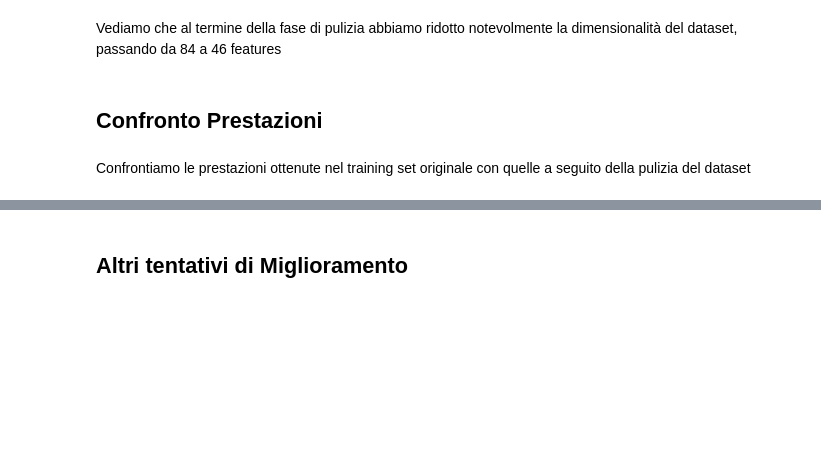
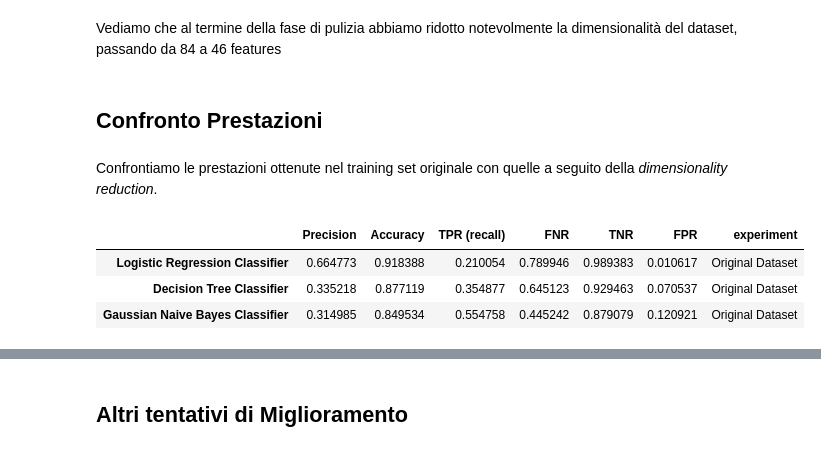
Before and after one commit to danilo-dellorco/ml-project, a Jupyter notebook: danilo.ipynb, the cells around one changed output, grey strips where cells are left out. Saved outputs shown, nothing was run; the diff lists cells and outputs as text; code cells hidden in the pictures; blank space fills up the shorter version.

```diff
--- a/danilo.ipynb
+++ b/danilo.ipynb
@@ -716,6 +778,13 @@ Vediamo che al termine della fase di pulizia abbiamo ridotto notevolmente la dim
 # %% [markdown]
 ## Confronto Prestazioni
 # %% [markdown]
-Confrontiamo le prestazioni ottenute nel training set originale con quelle a seguito della pulizia del dataset
+Confrontiamo le prestazioni ottenute nel training set originale con quelle a seguito della *dimensionality reduction*.
+# %%
+original_scores
+# %% [output]
+|  | Precision | Accuracy | TPR (recall) | FNR | TNR | FPR | experiment |
+| Logistic Regression Classifier | 0.664773 | 0.918388 | 0.210054 | 0.789946 | 0.989383 | 0.010617 | Original Dataset |
+| Decision Tree Classifier | 0.335218 | 0.877119 | 0.354877 | 0.645123 | 0.929463 | 0.070537 | Original Dataset |
+| Gaussian Naive Bayes Classifier | 0.314985 | 0.849534 | 0.554758 | 0.445242 | 0.879079 | 0.120921 | Original Dataset |
 # %%
 run_classifications(trainX,trainY,testX,testY, fill = True)
```
Also changed, not shown: parts of 57 cells of this notebook, 6 other files.
